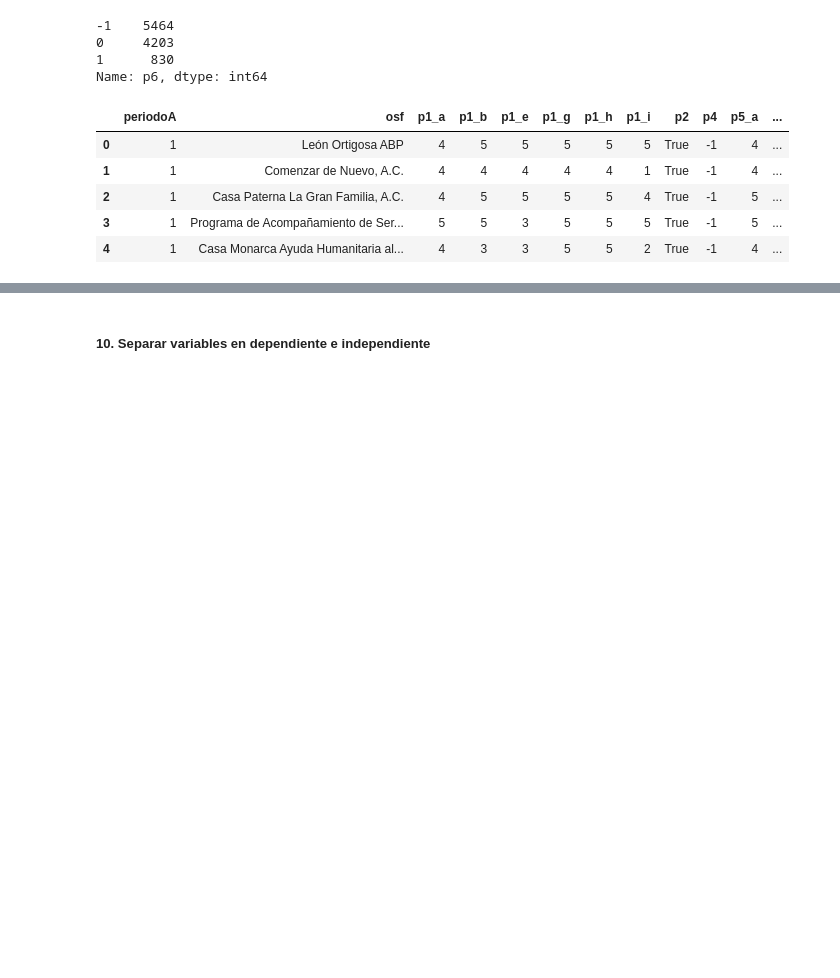
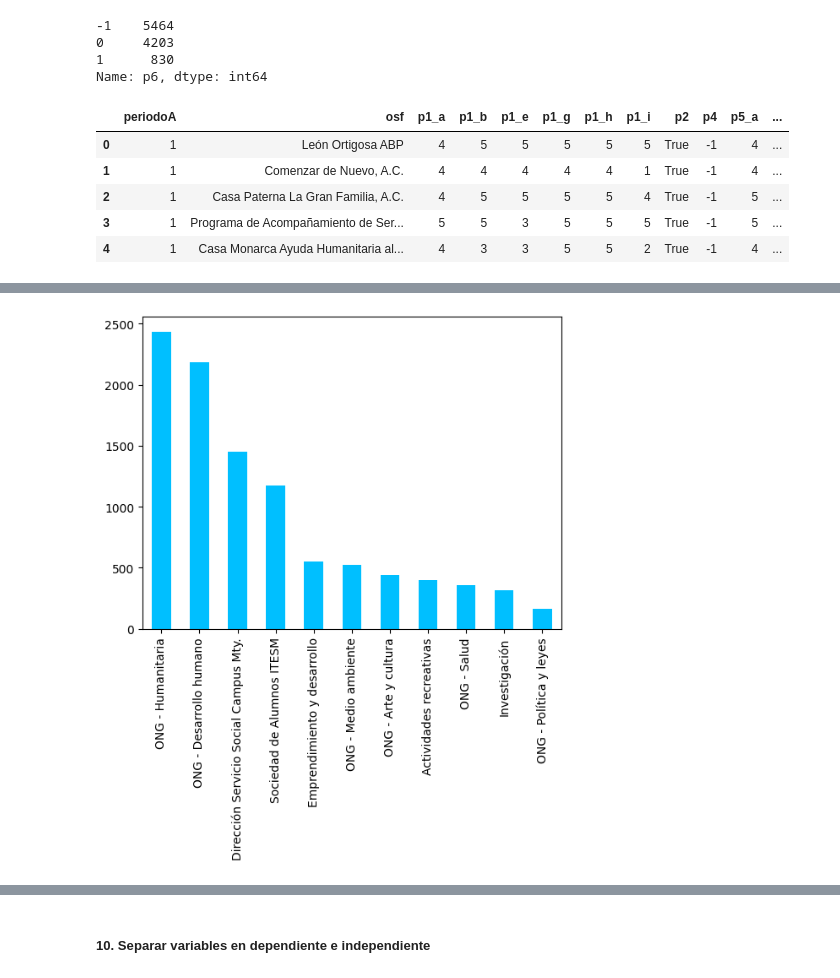
Before and after one commit to EstebanPerez25/ACD-Modelo_predictivo_de_satisfacion, a Jupyter notebook: Modelo_predictivo_de_satisfacción.ipynb, the cells around one changed output, grey strips where cells are left out. Drawn from its saved outputs; the diff is of its cells as text; code cells hidden in the pictures; blank space fills up the shorter version.

```diff
--- a/Modelo_predictivo_de_satisfacción.ipynb
+++ b/Modelo_predictivo_de_satisfacción.ipynb
@@ -825,0 +814,4 @@ df_nlp.head(5)
+# %%
+url6 = 'https://raw.githubusercontent.com/EstebanPerez25/ACD-Modelo_predictivo_de_satisfacion/TipoDeOsf/OSF.csv'
+
+df_cat = pd.read_csv(url6)
@@ -825,0 +827,2 @@ df_nlp.head(5)
+# %%
+df_categoria = df_nlp.copy()
@@ -826 +844,5 @@ df_nlp.head(5)
+# %%
+df_categoria.categoria.value_counts().plot.bar(color='deepskyblue');
+# %% [output]
+[figure, added]
 # %% [markdown]
```
Also changed, not shown: parts of 57 cells of this notebook.
